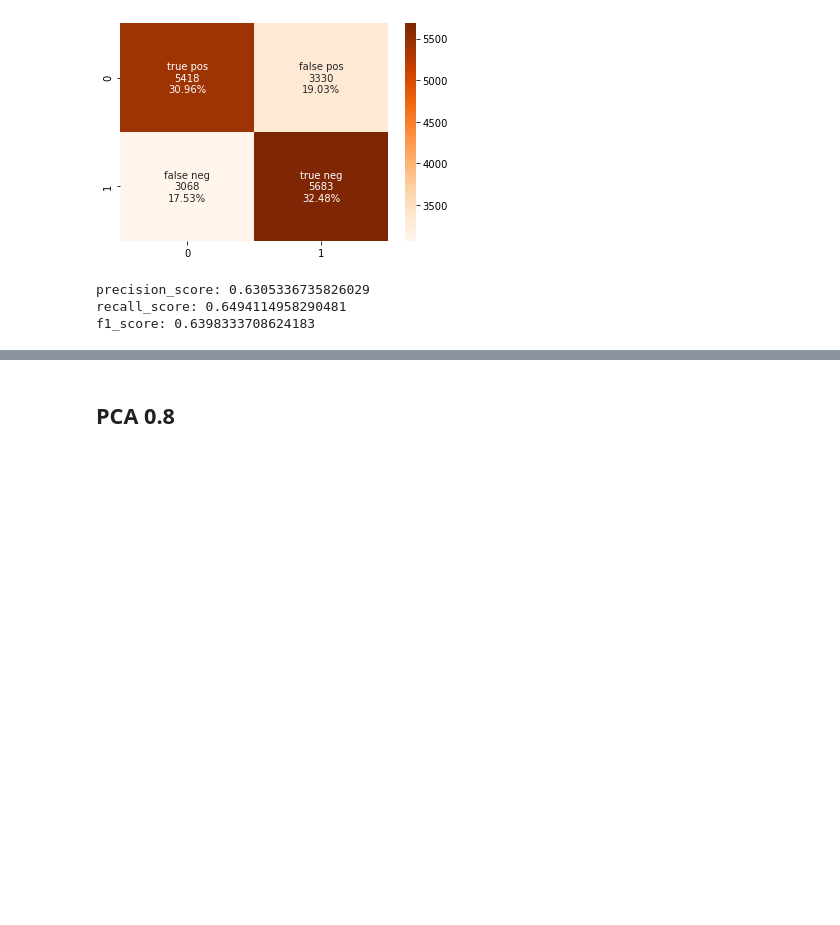
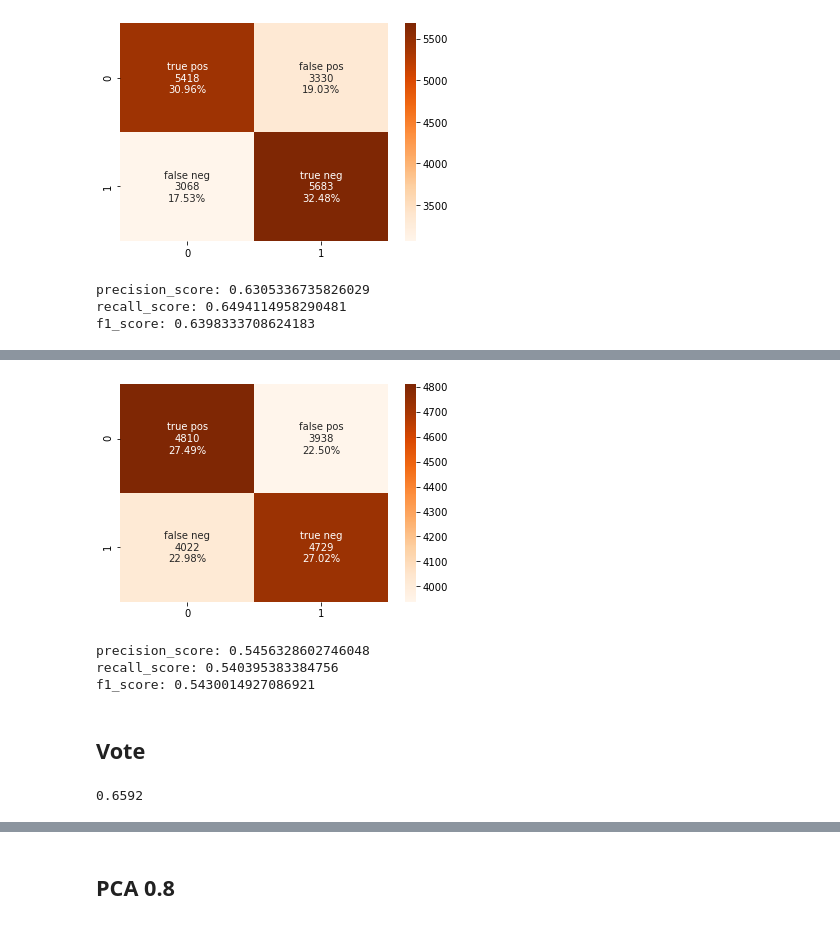
Before and after one commit to Yehudit-Brickner/data_science_end_of_year1_project, a Jupyter notebook: dogs vs cats 9.8.21 .ipynb, the cells around one changed output, grey strips where cells are left out. Cells and saved outputs as stored; diff of their text form; code cells hidden in the pictures; blank space fills up the shorter version.

```diff
--- a/dogs vs cats 9.8.21 .ipynb
+++ b/dogs vs cats 9.8.21 .ipynb
@@ -553,0 +608,25 @@ f1_score: 0.5937571461239425
+# %%
+# confussion matrix
+y_pred_lr1_c = cross_val_predict(lr1,  x_train_reduced1, y_train_set, cv=5)
+cofussion_lr1=confusion_matrix(y_train_set, y_pred_lr1_c)
+confussion_matrix(cofussion_lr1)
+# %% [output]
+[figure, added]
+# %%
+print("precision_score:",precision_score(y_train_set, y_pred_lr1_c))
+print("recall_score:",recall_score(y_train_set, y_pred_lr1_c))
+print("f1_score:",f1_score(y_train_set, y_pred_lr1_c))
+# %% [output]
+precision_score: 0.5456328602746048
+recall_score: 0.540395383384756
+f1_score: 0.5430014927086921
+# %% [markdown]
+## Vote
+# %%
+vote1=VotingClassifier(estimators=[('knn', knn1),('forest', forest1),('xg',XG1),('lr',lr1)], voting='soft',weights=[0.35,0.2,0.4,0.2])
+vote1.fit(x_train_reduced1, y_train_set)
+y_pred_vote1=vote1.predict(x_test_reduced1)
+accuracy_vote1=metrics.accuracy_score(y_test_set, y_pred_vote1)
+accuracy_vote1
+# %% [output]
+0.6592
```
Also changed, not shown: parts of 94 cells of this notebook.
